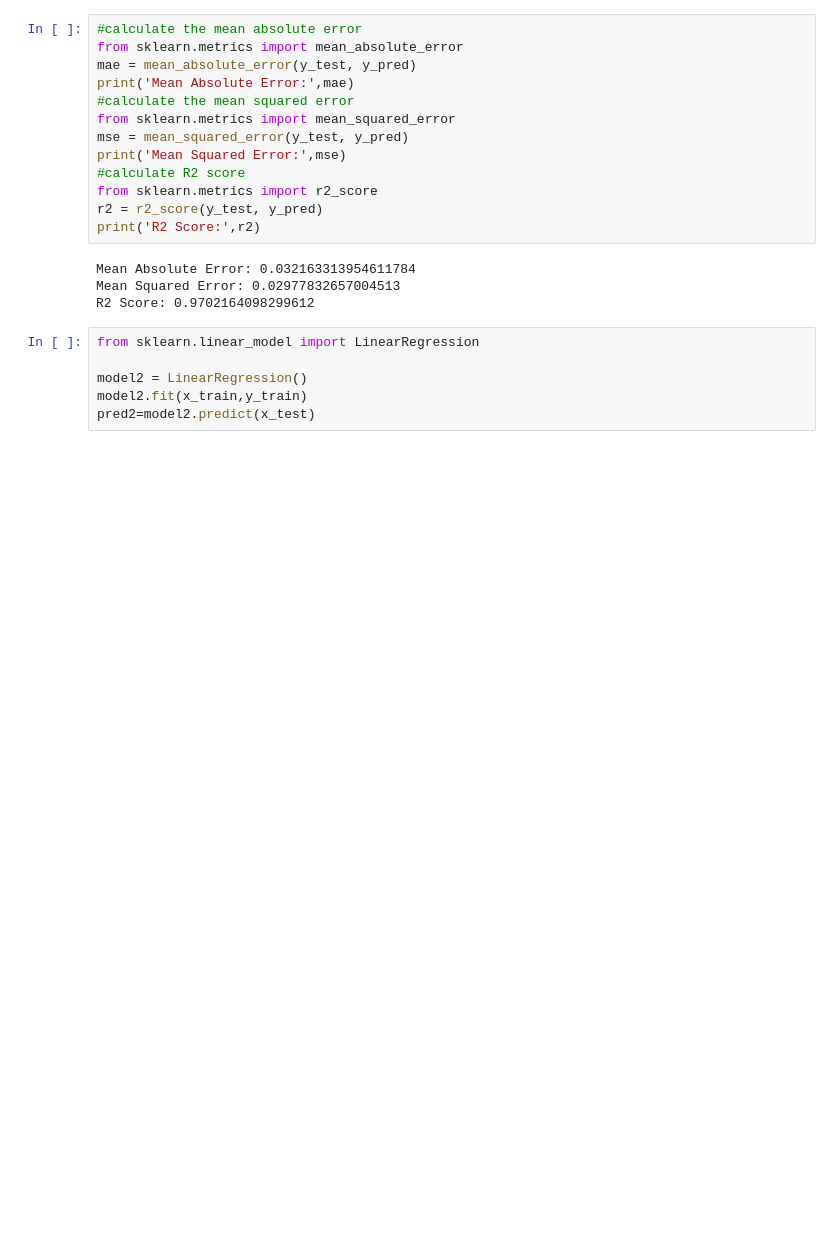
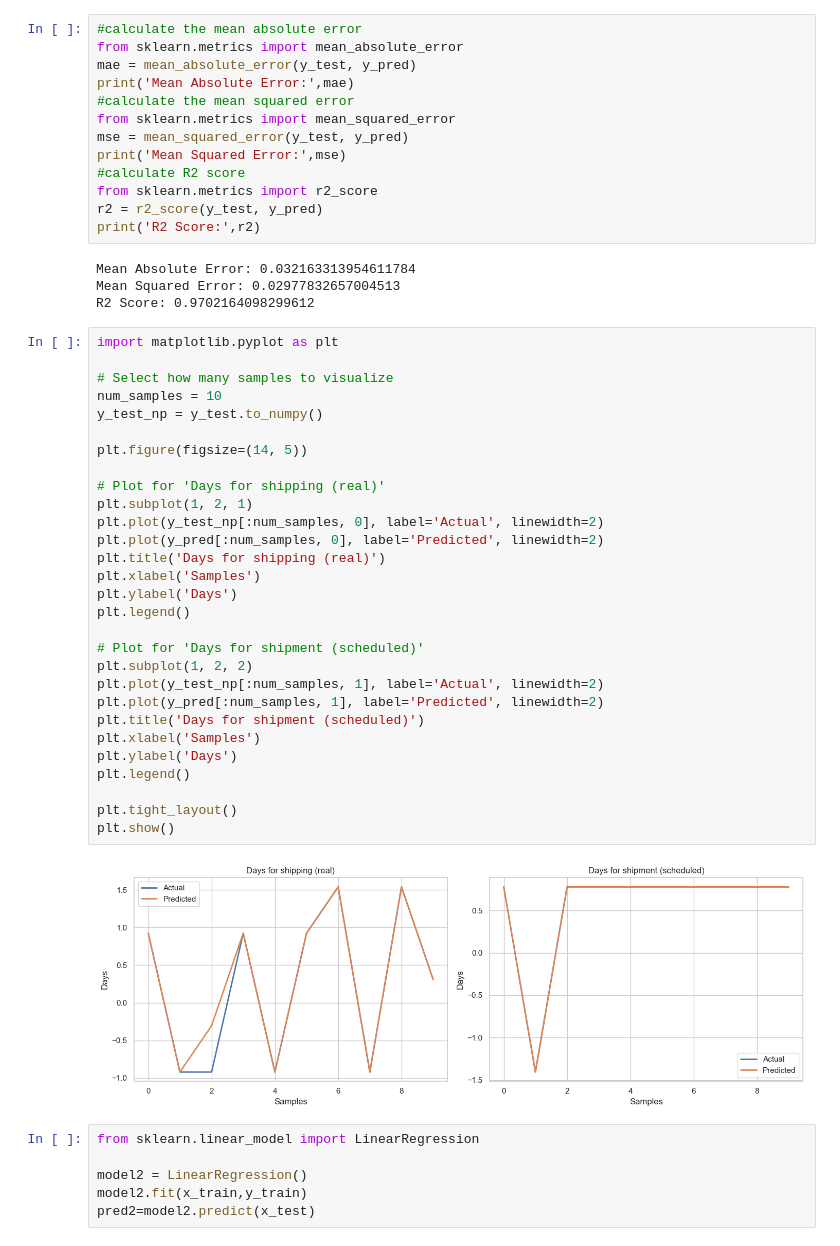
Before and after one commit to rutubhanderi/supply-chain-analysis, a Jupyter notebook: supplychain.ipynb, the cells around one changed output. Drawn from its saved outputs; the diff is of its cells as text; blank space fills up the shorter version.

```diff
--- a/supplychain.ipynb
+++ b/supplychain.ipynb
@@ -382,6 +405,37 @@ print('R2 Score:',r2)
 Mean Absolute Error: 0.032163313954611784
 Mean Squared Error: 0.02977832657004513
 R2 Score: 0.9702164098299612
+# %%
+import matplotlib.pyplot as plt
+
+# Select how many samples to visualize
+num_samples = 10
+y_test_np = y_test.to_numpy()
+
+plt.figure(figsize=(14, 5))
+
+# Plot for 'Days for shipping (real)'
+plt.subplot(1, 2, 1)
+plt.plot(y_test_np[:num_samples, 0], label='Actual', linewidth=2)
+plt.plot(y_pred[:num_samples, 0], label='Predicted', linewidth=2)
+plt.title('Days for shipping (real)')
+plt.xlabel('Samples')
+plt.ylabel('Days')
+plt.legend()
+
+# Plot for 'Days for shipment (scheduled)'
+plt.subplot(1, 2, 2)
+plt.plot(y_test_np[:num_samples, 1], label='Actual', linewidth=2)
+plt.plot(y_pred[:num_samples, 1], label='Predicted', linewidth=2)
+plt.title('Days for shipment (scheduled)')
+plt.xlabel('Samples')
+plt.ylabel('Days')
+plt.legend()
+
+plt.tight_layout()
+plt.show()
+# %% [output]
+[figure, added]
 # %%
 from sklearn.linear_model import LinearRegression
 
```
Also changed, not shown: parts of 1 cell of this notebook.
